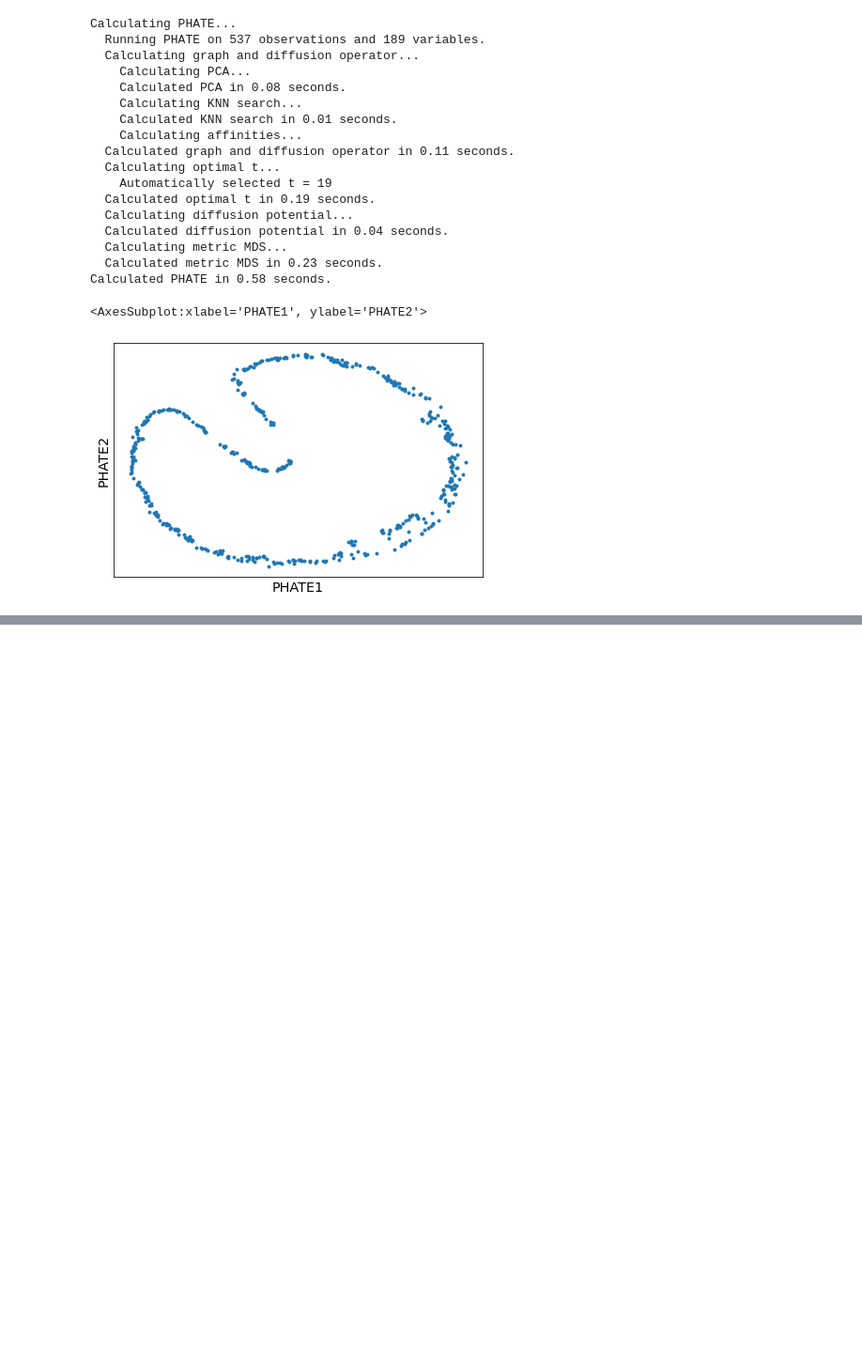
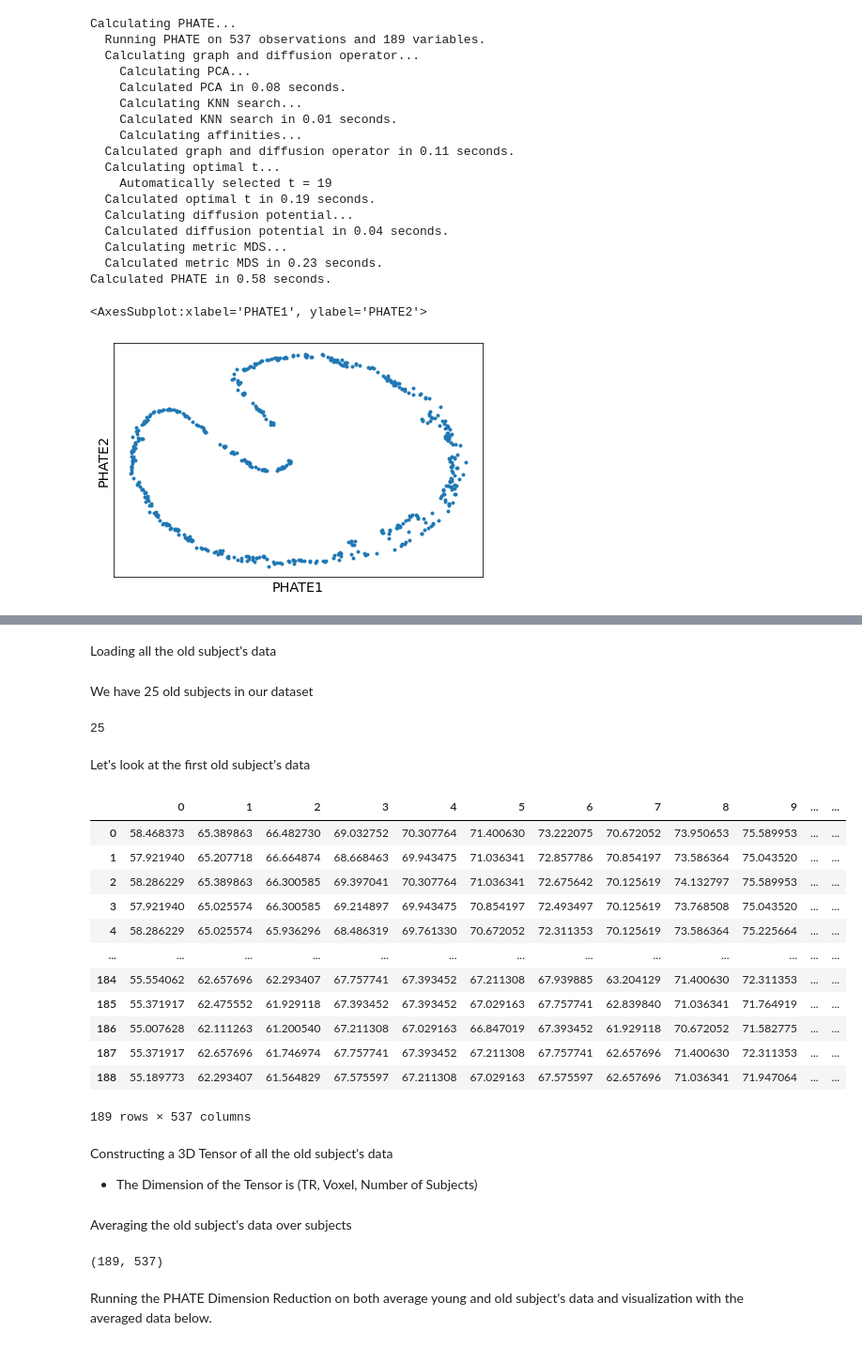
Before and after one commit to RishiDarkDevil/Neural-Uncertainty-Representation, a Jupyter notebook: PHATE.ipynb, the cells around one changed output, grey strips where cells are left out. Shown at 94% size. Saved outputs shown, nothing was run; the diff lists cells and outputs as text; code cells hidden in the pictures; blank space fills up the shorter version.

```diff
--- a/PHATE.ipynb
+++ b/PHATE.ipynb
@@ -109,0 +159,32 @@ scp.plot.scatter2d(phate_embd, ticks=None, label_prefix='PHATE')
+# %% [markdown]
+Loading all the old subject's data
+# %%
+data = pd.ExcelFile(r"OLD\l_OFC_voxel.xlsx", engine="openpyxl")
+# %% [markdown]
+We have 25 old subjects in our dataset
+# %%
+len(data.sheet_names)
+# %% [output]
+25
+# %% [markdown]
+Let's look at the first old subject's data
+# %%
+o1_data = data.parse("Sheet1", header=None)
+o1_data
+# %% [output]
+|  | 0 | 1 | 2 | 3 | 4 | 5 | 6 | 7 | 8 | 9 | ... | ... |
+| 0 | 58.468373 | 65.389863 | 66.482730 | 69.032752 | 70.307764 | 71.400630 | 73.222075 | 70.672052 | 73.950653 | 75.589953 | ... | ... |
+| 1 | 57.921940 | 65.207718 | 66.664874 | 68.668463 | 69.943475 | 71.036341 | 72.857786 | 70.854197 | 73.586364 | 75.043520 | ... | ... |
+| 2 | 58.286229 | 65.389863 | 66.300585 | 69.397041 | 70.307764 | 71.036341 | 72.675642 | 70.125619 | 74.132797 | 75.589953 | ... | ... |
+| 3 | 57.921940 | 65.025574 | 66.300585 | 69.214897 | 69.943475 | 70.854197 | 72.493497 | 70.125619 | 73.768508 | 75.043520 | ... | ... |
+| 4 | 58.286229 | 65.025574 | 65.936296 | 68.486319 | 69.761330 | 70.672052 | 72.311353 | 70.125619 | 73.586364 | 75.225664 | ... | ... |
+| ... | ... | ... | ... | ... | ... | ... | ... | ... | ... | ... | ... | ... |
+| 184 | 55.554062 | 62.657696 | 62.293407 | 67.757741 | 67.393452 | 67.211308 | 67.939885 | 63.204129 | 71.400630 | 72.311353 | ... | ... |
+| 185 | 55.371917 | 62.475552 | 61.929118 | 67.393452 | 67.393452 | 67.029163 | 67.757741 | 62.839840 | 71.036341 | 71.764919 | ... | ... |
+| 186 | 55.007628 | 62.111263 | 61.200540 | 67.211308 | 67.029163 | 66.847019 | 67.393452 | 61.929118 | 70.672052 | 71.582775 | ... | ... |
+| 187 | 55.371917 | 62.657696 | 61.746974 | 67.757741 | 67.393452 | 67.211308 | 67.757741 | 62.657696 | 71.400630 | 72.311353 | ... | ... |
+| 188 | 55.189773 | 62.293407 | 61.564829 | 67.575597 | 67.211308 | 67.029163 | 67.575597 | 62.657696 | 71.036341 | 71.947064 | ... | ... |
+189 rows × 537 columns
+# %% [markdown]
+Constructing a 3D Tensor of all the old subject's data
+- The Dimension of the Tensor is (TR, Voxel, Number of Subjects)
@@ -109,0 +198,2 @@ scp.plot.scatter2d(phate_embd, ticks=None, label_prefix='PHATE')
+# %% [markdown]
+Averaging the old subject's data over subjects
@@ -109,0 +202,6 @@ scp.plot.scatter2d(phate_embd, ticks=None, label_prefix='PHATE')
+# %%
+avg_old_data.shape
+# %% [output]
+(189, 537)
+# %% [markdown]
+Running the PHATE Dimension Reduction on both average young and old subject's data and visualization with the averaged data below.
```
Also changed, not shown: parts of 23 cells of this notebook.
